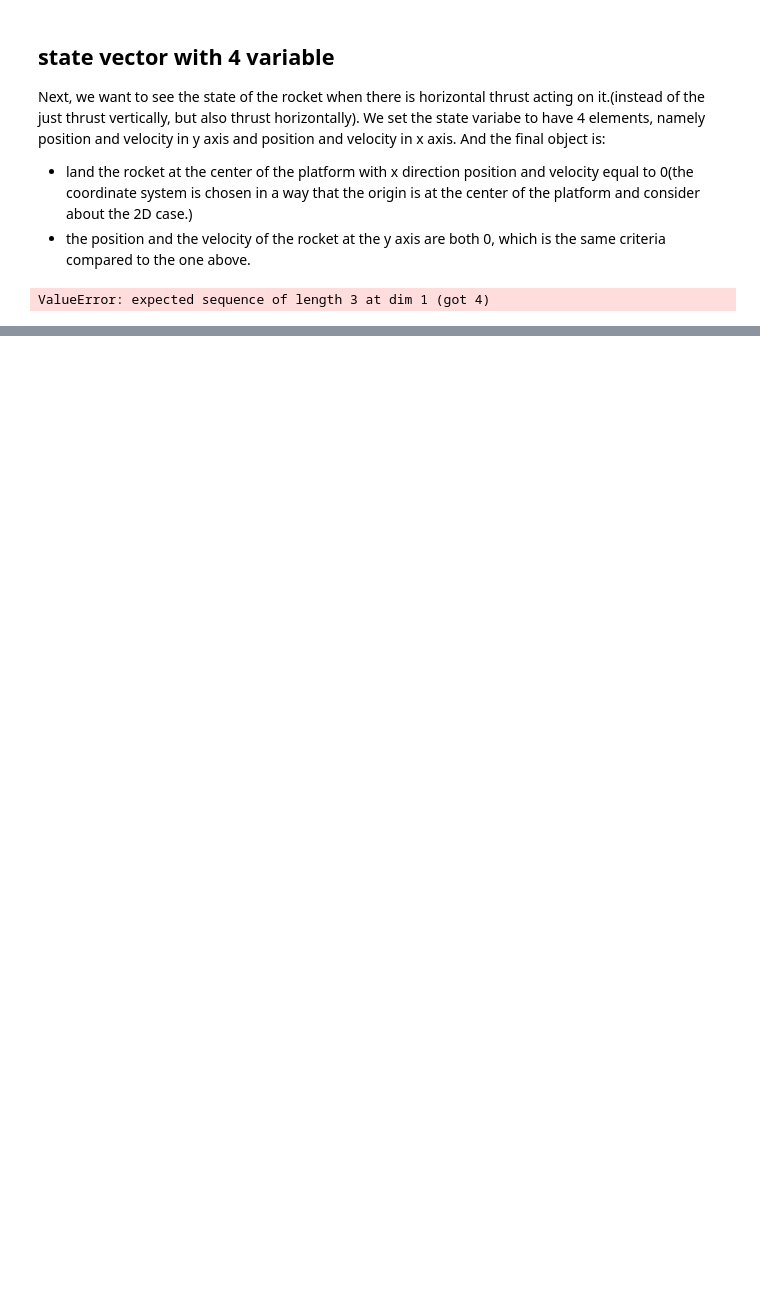
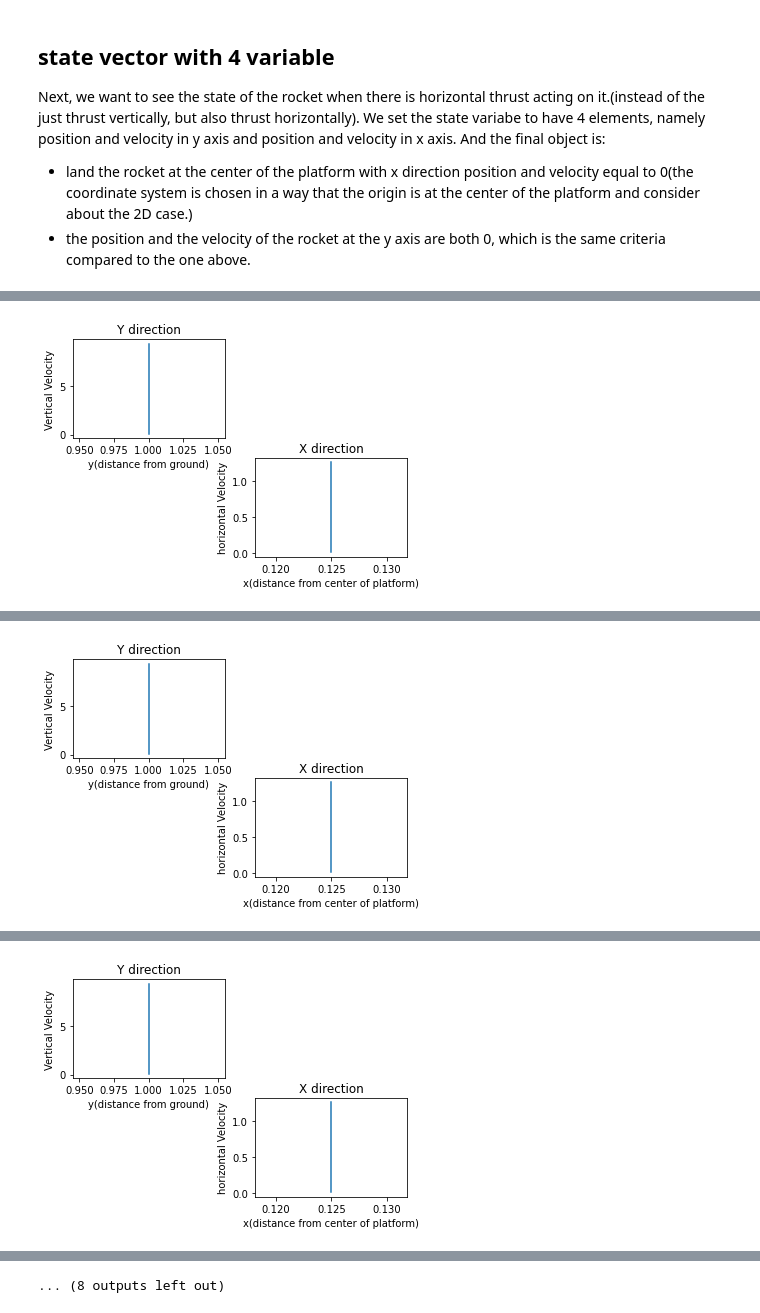
Before and after one commit to s-xue-best/MAE-598-Project1-, a Jupyter notebook: Sida Xue MAE 598 Project1 .ipynb, the cells around one changed output, grey strips where cells are left out. Drawn from its saved outputs; the diff is of its cells as text; code cells hidden in the pictures; blank space fills up the shorter version.

Commit message:
Add files via upload
add part two of the problem. The problem formulation cannot give expected results, working on it.

```diff
--- a/Sida Xue MAE 598 Project1 .ipynb
+++ b/Sida Xue MAE 598 Project1 .ipynb
@@ -452,14 +495,13 @@ class Optimize:
         plt.show()
-# %%
-T = 150 # time steps
-dim_input = 4  # state space dimensions
-dim_hidden = 6  # latent dimensions
-dim_output = 1 # action space dimensions
-low_b_noise, up_b_noise = (-1e-5, 1e-5)
-d = Dynamics()  # define dynamics
-c = Controller(dim_input, dim_hidden, dim_output)  # control input, created by neural networks
-s = Simulation(c, d, T,  low_b_noise, up_b_noise)  #simulation define the controller,dynamics,time steps and noise boundary
-o = Optimize(s)  # optimizer
-o.train(40)
-# %% [output]
-ValueError: expected sequence of length 3 at dim 1 (got 4)
+# %%
+low_b_noise, up_b_noise = (0,0)
+T = 100  # number of time steps
+dim_input = 4  # state space dimensions
+dim_hidden = 6  # latent dimensions
+dim_output = 2  # action space dimensions
+d = Dynamics()  # define dynamics
+c = Controller(dim_input, dim_hidden, dim_output)  # define controller
+s = Simulation(c, d, T,low_b_noise, up_b_noise)  # define simulation
+o = Optimize(s)  # define optimizer
+o.train(10)  # solve the optimization problem
+# %% [output]
@@ -465,0 +509 @@ ValueError: expected sequence of length 3 at dim 1 (got 4)
+[figure, added]
@@ -465,0 +511 @@ ValueError: expected sequence of length 3 at dim 1 (got 4)
+[figure, added]
@@ -465,0 +513 @@ ValueError: expected sequence of length 3 at dim 1 (got 4)
+[figure, added]
@@ -465,0 +520 @@ ValueError: expected sequence of length 3 at dim 1 (got 4)
+... (8 outputs left out)
```
Also changed, not shown: parts of 14 cells of this notebook.
